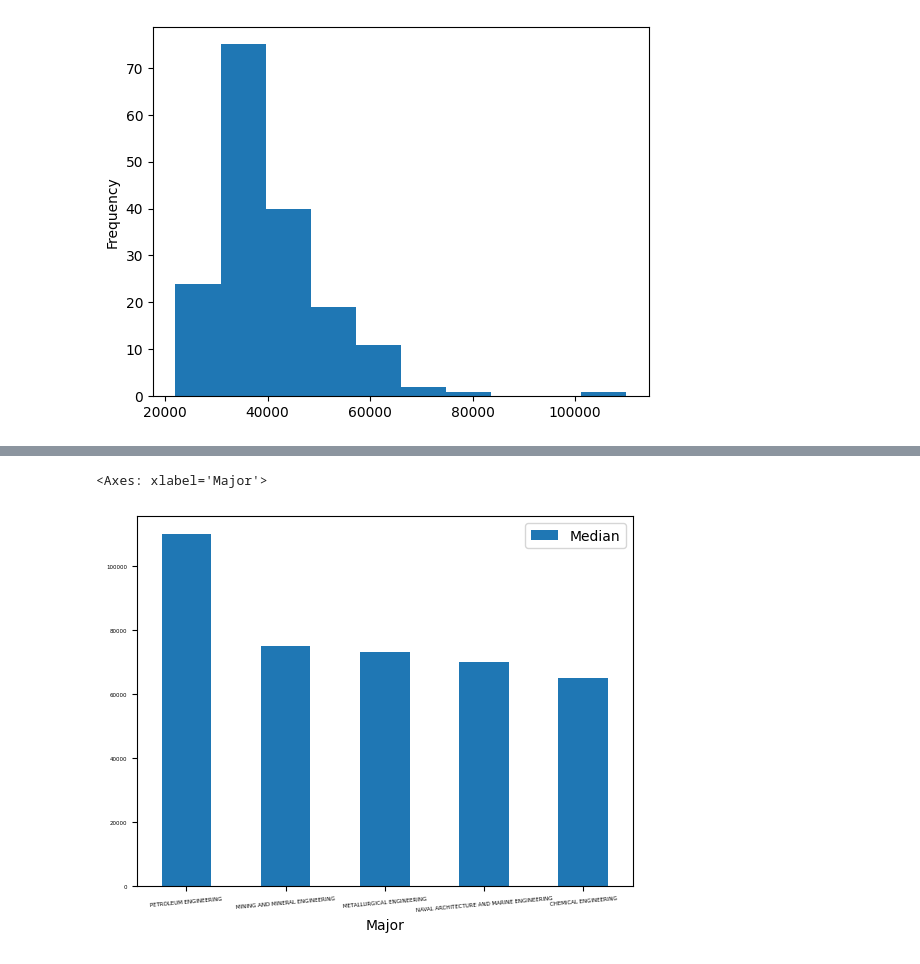
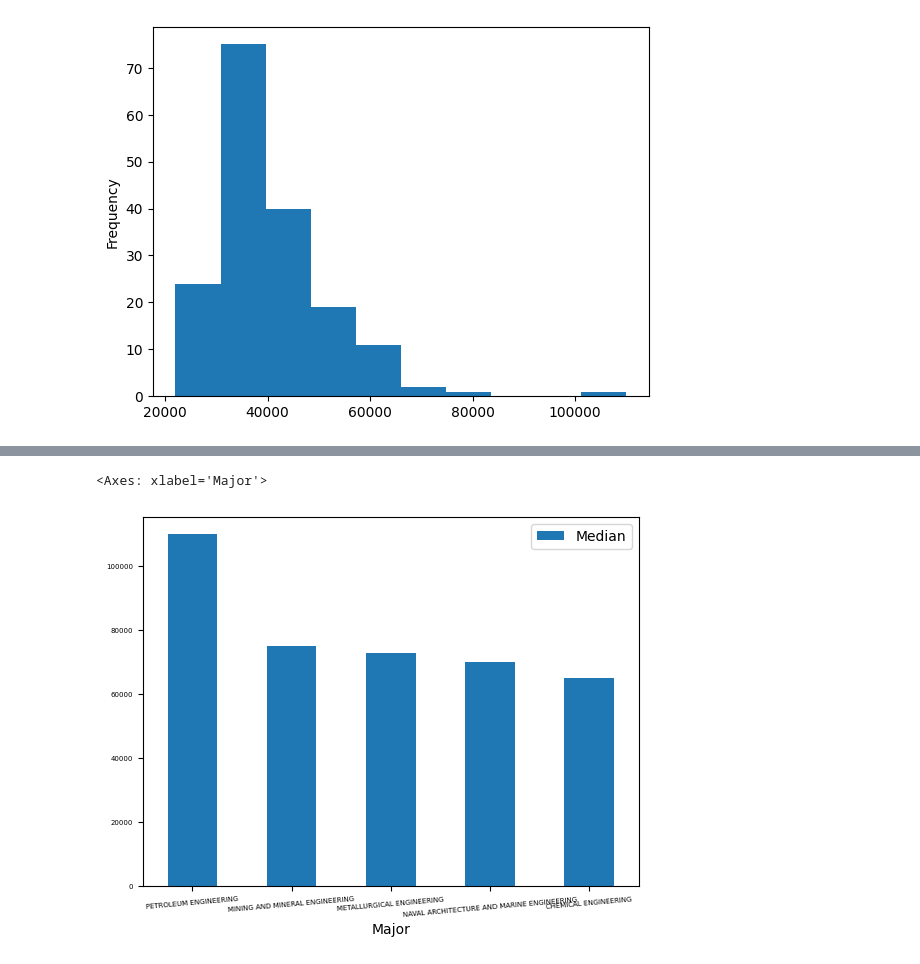
Before and after one commit to felipesebben/Pandas_learning_path, a Jupyter notebook: 7_plot_with_pandas/plot_pandas_viz_basics.ipynb, the cells around one changed output, grey strips where cells are left out. Drawn from its saved outputs; the diff is of its cells as text; code cells hidden in the pictures.

```diff
--- a/7_plot_with_pandas/plot_pandas_viz_basics.ipynb
+++ b/7_plot_with_pandas/plot_pandas_viz_basics.ipynb
@@ -131,7 +147,7 @@ top_5
 | 3 | 4 | 2417 | NAVAL ARCHITECTURE AND MARINE ENG... | 1258.0 | 1123.0 | 135.0 | Engineering | 0.107313 | 16 | ... |
 | 4 | 5 | 2405 | CHEMICAL ENGINEERING | 32260.0 | 21239.0 | 11021.0 | Engineering | 0.341631 | 289 | ... |
 # %%
-top_5.plot(kind="bar", x="Major", y="Median", rot=5, fontsize=4)
+top_5.plot(kind="bar", x="Major", y="Median", rot=5, fontsize=5)
 # %% [output]
 <Axes: xlabel='Major'>
-[figure, old version]
+[figure, new version]
```
Also changed, not shown: parts of 10 cells of this notebook.
